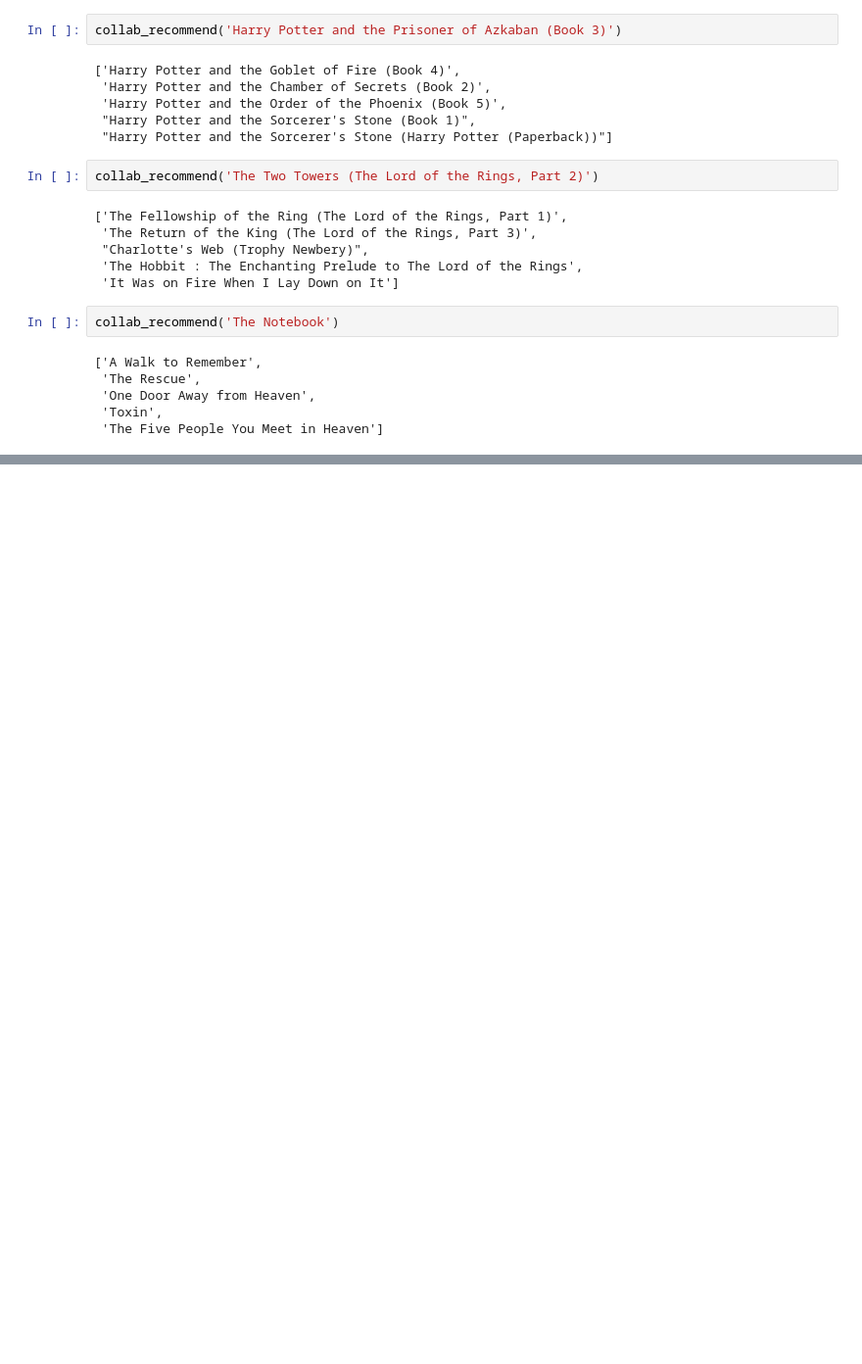
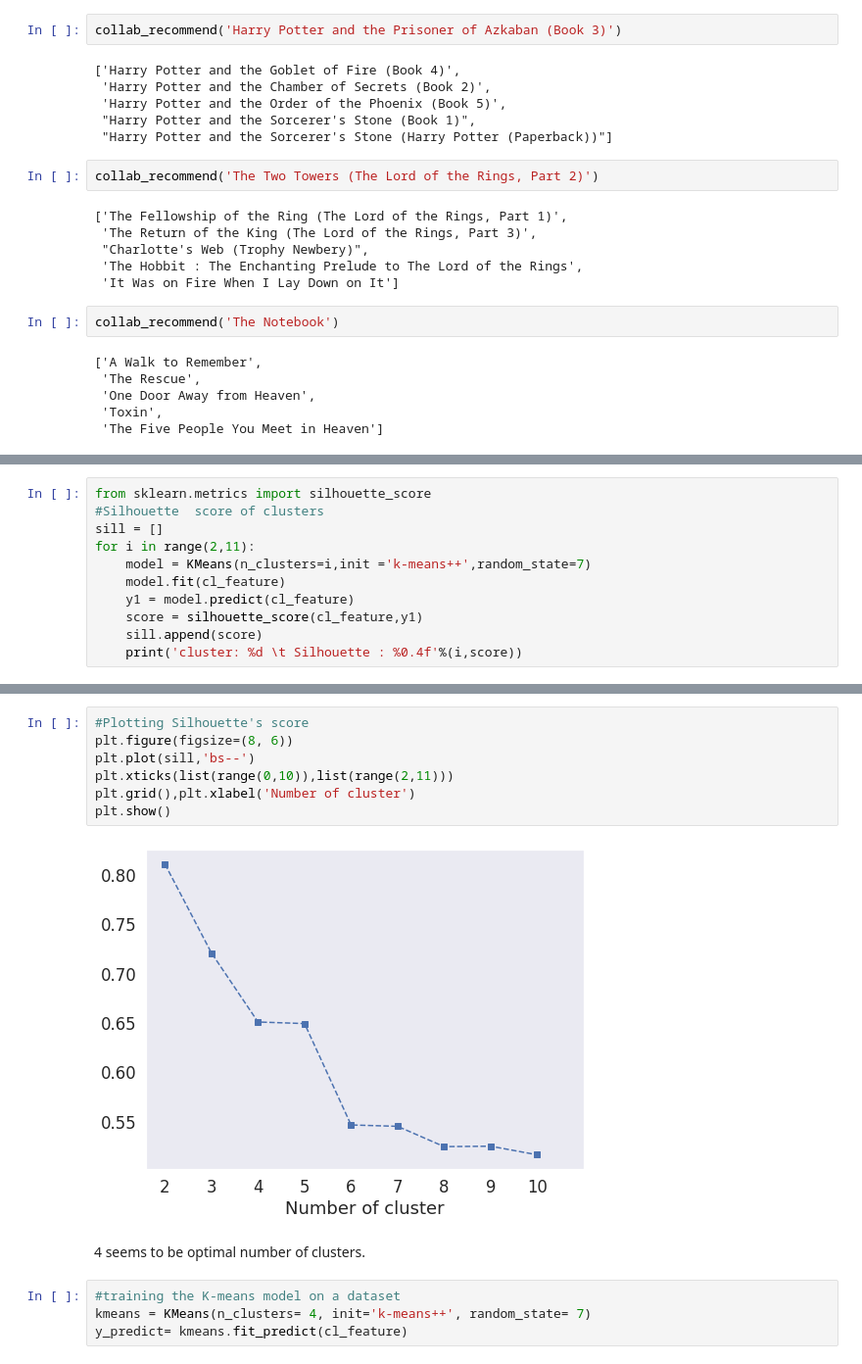
Before and after one commit to RanojoyBiswas/Book-Recommendation-System---Ranajay-Biswas, a Jupyter notebook: Book_Recommendation_System_Ranajay_Biswas.ipynb, the cells around one changed output, grey strips where cells are left out. Shown at 98% size. Cells and saved outputs as stored; diff of their text form; blank space fills up the shorter version.

```diff
--- a/Book_Recommendation_System_Ranajay_Biswas.ipynb
+++ b/Book_Recommendation_System_Ranajay_Biswas.ipynb
@@ -845,0 +952,11 @@ collab_recommend('The Notebook')
+# %%
+from sklearn.metrics import silhouette_score
+#Silhouette  score of clusters
+sill = []
+for i in range(2,11):
+    model = KMeans(n_clusters=i,init ='k-means++',random_state=7)
+    model.fit(cl_feature)
+    y1 = model.predict(cl_feature)
+    score = silhouette_score(cl_feature,y1)
+    sill.append(score)
+    print('cluster: %d \t Silhouette : %0.4f'%(i,score))
@@ -845,0 +973,15 @@ collab_recommend('The Notebook')
+# %%
+#Plotting Silhouette's score
+plt.figure(figsize=(8, 6))
+plt.plot(sill,'bs--')
+plt.xticks(list(range(0,10)),list(range(2,11)))
+plt.grid(),plt.xlabel('Number of cluster')
+plt.show()
+# %% [output]
+[figure, added]
+# %% [markdown]
+4 seems to be optimal number of clusters.
+# %%
+#training the K-means model on a dataset
+kmeans = KMeans(n_clusters= 4, init='k-means++', random_state= 7)
+y_predict= kmeans.fit_predict(cl_feature)
```
Also changed, not shown: parts of 51 cells of this notebook.
